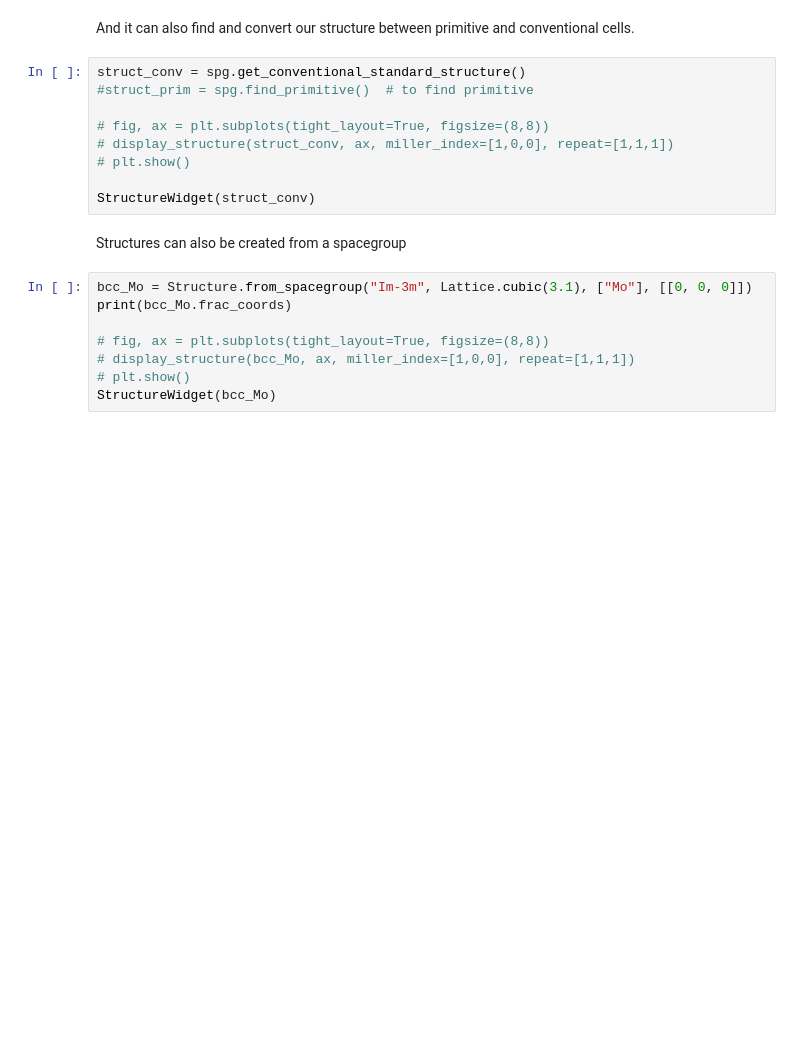
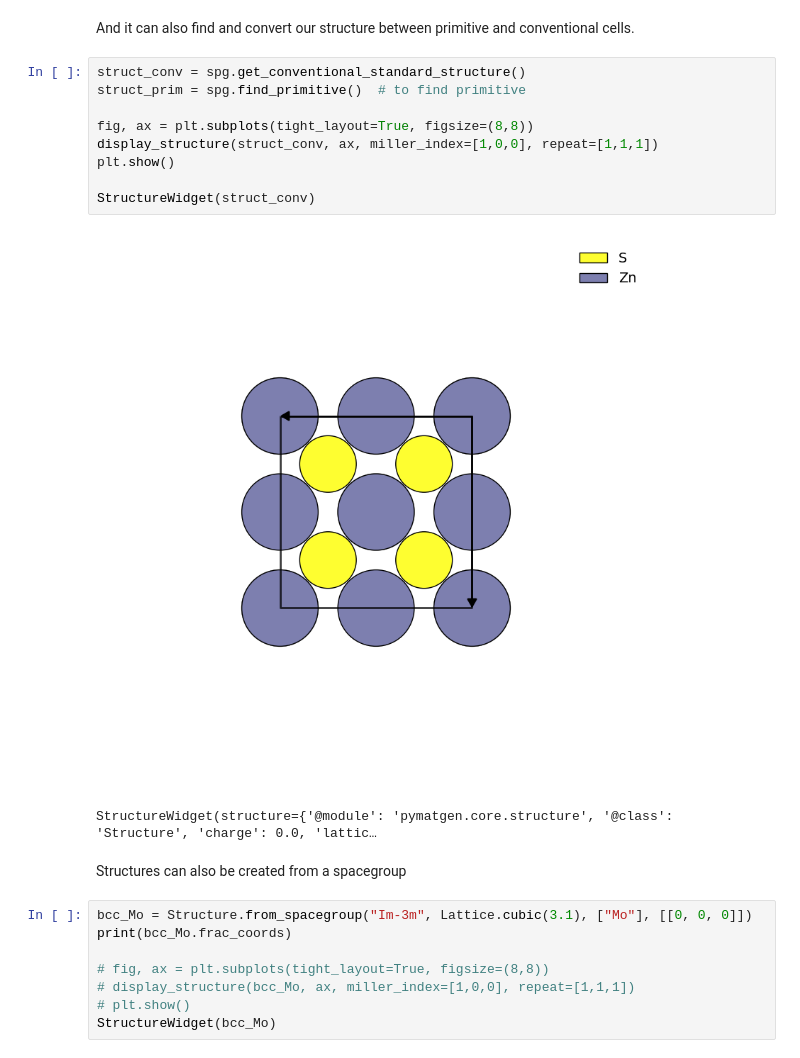
Before and after one commit to coenradtt/ML4MSD-HW-CoenradtT, a Jupyter notebook: Class Lectures/Week4/pymatgen_tutorial.ipynb, the cells around one changed output. Drawn from its saved outputs; the diff is of its cells as text; blank space fills up the shorter version.

```diff
--- a/Class Lectures/Week4/pymatgen_tutorial.ipynb
+++ b/Class Lectures/Week4/pymatgen_tutorial.ipynb
@@ -37,13 +46,16 @@ print(f'Space Group Number: {spg.get_space_group_number()}')
 And it can also find and convert our structure between primitive and conventional cells.
 # %%
 struct_conv = spg.get_conventional_standard_structure()
-#struct_prim = spg.find_primitive()  # to find primitive
+struct_prim = spg.find_primitive()  # to find primitive
 
-# fig, ax = plt.subplots(tight_layout=True, figsize=(8,8))
-# display_structure(struct_conv, ax, miller_index=[1,0,0], repeat=[1,1,1])
-# plt.show()
+fig, ax = plt.subplots(tight_layout=True, figsize=(8,8))
+display_structure(struct_conv, ax, miller_index=[1,0,0], repeat=[1,1,1])
+plt.show()
 
 StructureWidget(struct_conv)
+# %% [output]
+[figure, added]
+StructureWidget(structure={'@module': 'pymatgen.core.structure', '@class': 'Structure', 'charge': 0.0, 'lattic…
 # %% [markdown]
 Structures can also be created from a spacegroup
 # %%
```
Also changed, not shown: parts of 10 cells of this notebook, 3 other files.
